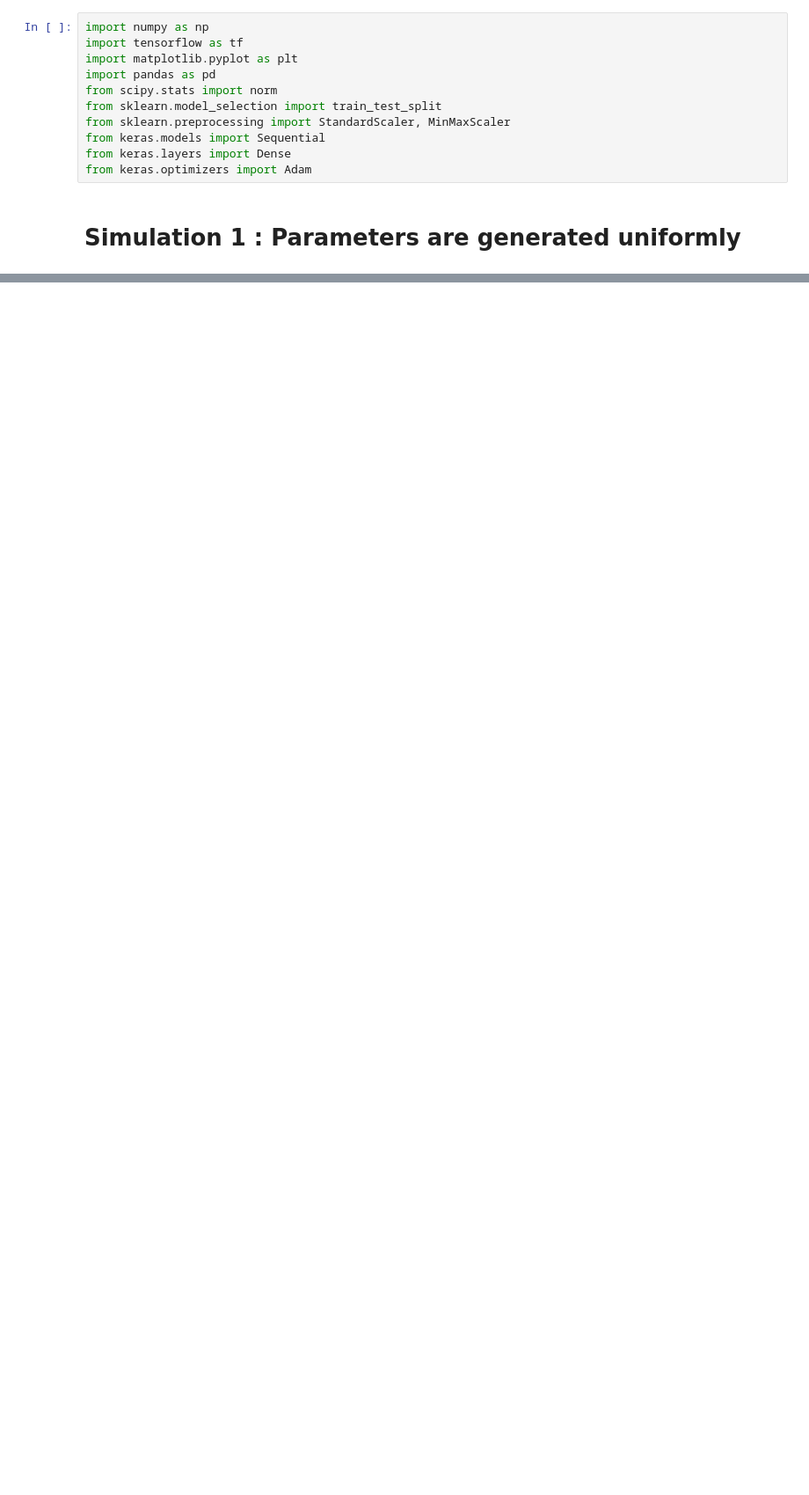
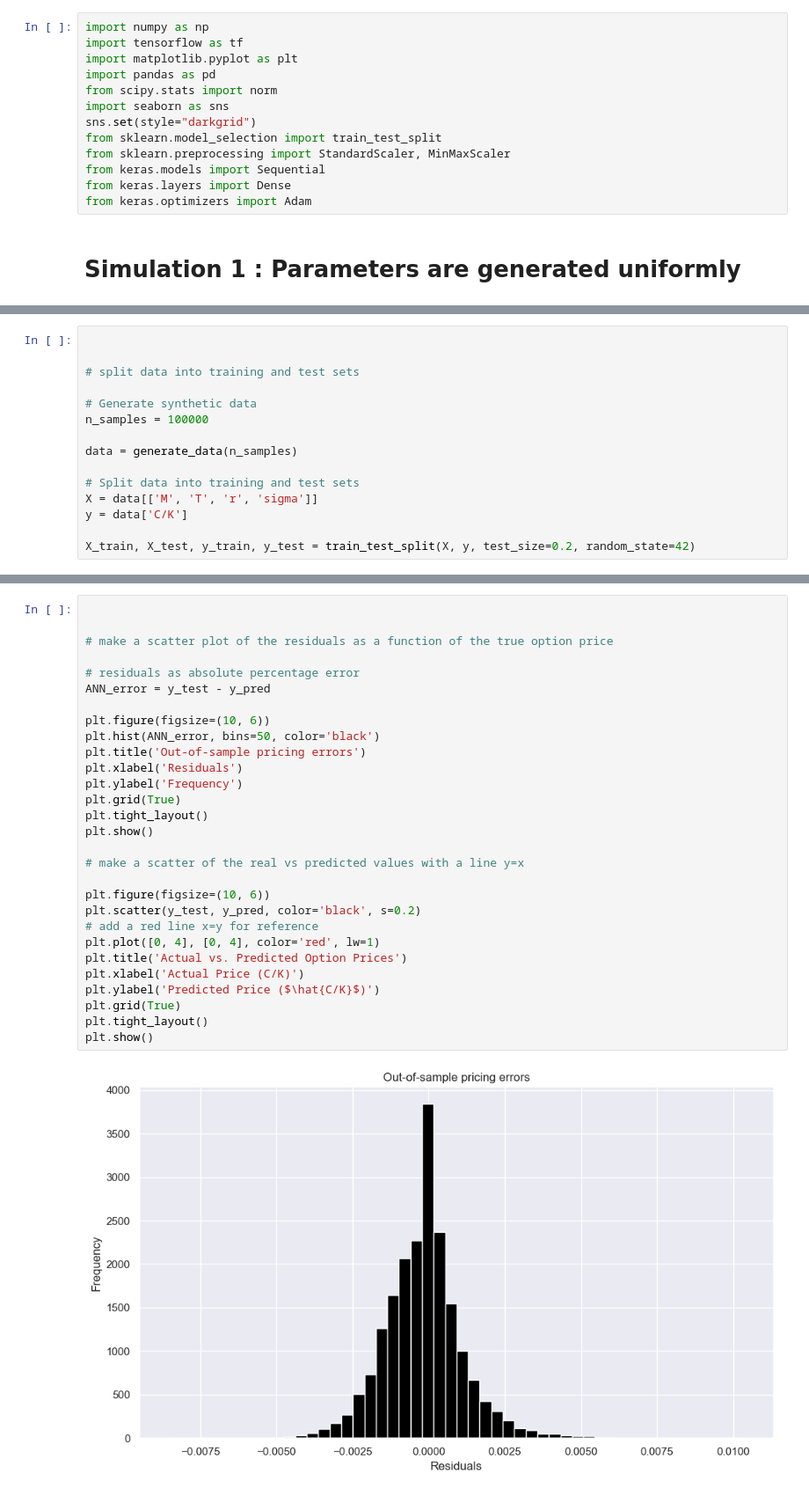
Before and after one commit to peter57441/Master-Thesis, a Jupyter notebook: Python/MonterCarlo_new.ipynb, the cells around one changed output, grey strips where cells are left out. Shown at 88% size. Cells and saved outputs as stored; diff of their text form; blank space fills up the shorter version.

```diff
--- a/Python/MonterCarlo_new.ipynb
+++ b/Python/MonterCarlo_new.ipynb
@@ -4,6 +4,8 @@ import tensorflow as tf
 import matplotlib.pyplot as plt
 import pandas as pd
 from scipy.stats import norm
+import seaborn as sns
+sns.set(style="darkgrid")
 from sklearn.model_selection import train_test_split
 from sklearn.preprocessing import StandardScaler, MinMaxScaler
 from keras.models import Sequential
@@ -31,2 +35,17 @@ def generate_data(n_samples):
 
     return data
+# %%
+
+
+# split data into training and test sets
+
+# Generate synthetic data
+n_samples = 100000
+
+data = generate_data(n_samples)
+
+# Split data into training and test sets
+X = data[['M', 'T', 'r', 'sigma']]
+y = data['C/K']
+
+X_train, X_test, y_train, y_test = train_test_split(X, y, test_size=0.2, random_state=42)
@@ -198,0 +153,31 @@ KeyError: 'S'
+# %%
+
+
+# make a scatter plot of the residuals as a function of the true option price
+
+# residuals as absolute percentage error
+ANN_error = y_test - y_pred
+
+plt.figure(figsize=(10, 6))
+plt.hist(ANN_error, bins=50, color='black')
+plt.title('Out-of-sample pricing errors')
+plt.xlabel('Residuals')
+plt.ylabel('Frequency')
+plt.grid(True)
+plt.tight_layout()
+plt.show()
+
+# make a scatter of the real vs predicted values with a line y=x
+
+plt.figure(figsize=(10, 6))
+plt.scatter(y_test, y_pred, color='black', s=0.2)
+# add a red line x=y for reference
+plt.plot([0, 4], [0, 4], color='red', lw=1)
+plt.title('Actual vs. Predicted Option Prices')
+plt.xlabel('Actual Price (C/K)')
+plt.ylabel('Predicted Price ($\hat{C/K}$)')
+plt.grid(True)
+plt.tight_layout()
+plt.show()
+# %% [output]
+[figure, added]
```
Also changed, not shown: parts of 13 cells of this notebook, 12 other files.
